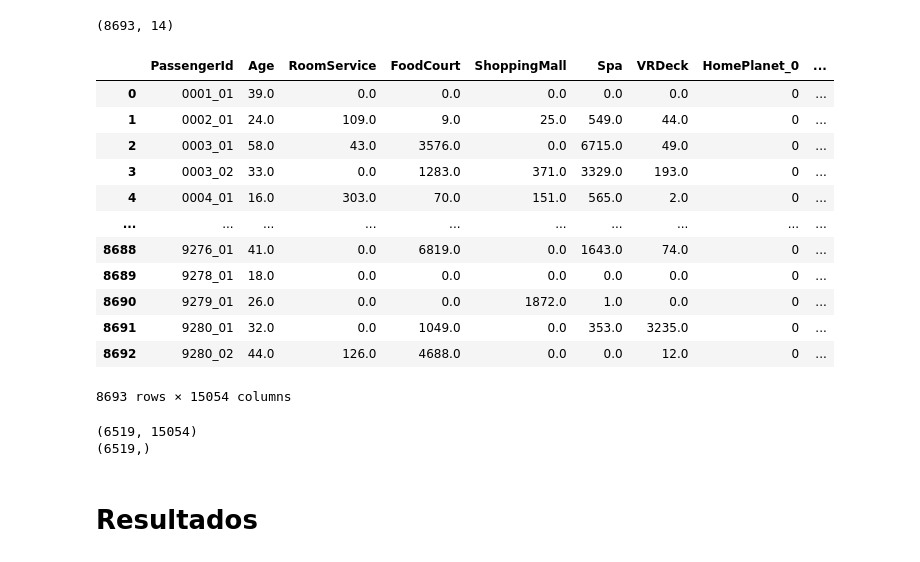
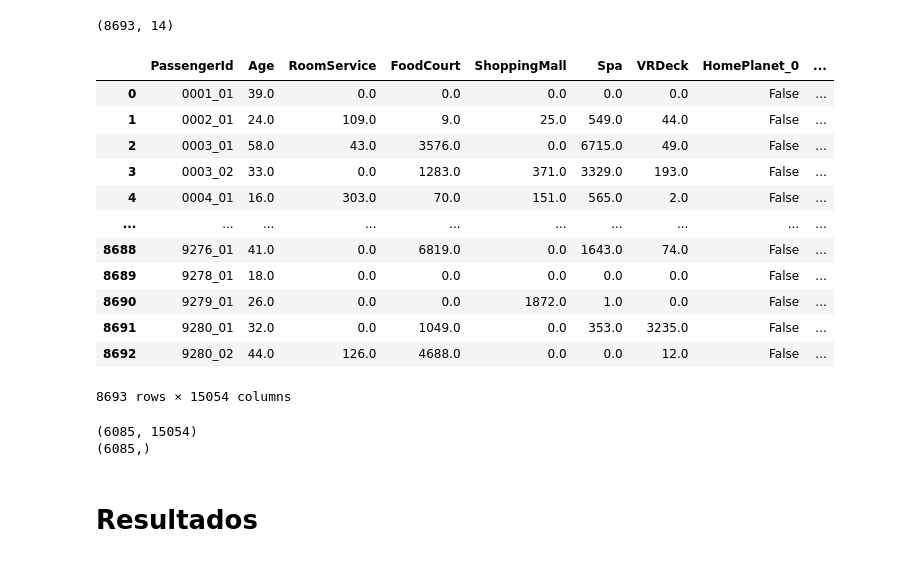
Before and after one commit to FranciscoFoz/machine-learning-training, a Jupyter notebook: Aprendizado Supervisionado/Classificação/spaceship-titanic.ipynb, the cells around one changed output. Drawn from its saved outputs; the diff is of its cells as text; code cells hidden in the pictures.

Commit message:
Modificando spaceship

```diff
--- a/Aprendizado Supervisionado/Classificação/spaceship-titanic.ipynb
+++ b/Aprendizado Supervisionado/Classificação/spaceship-titanic.ipynb
@@ -39,6 +48,6 @@ pd.set_option('display.max_columns', 25)
 # %% [markdown]
 ## Importação dos dados
 # %%
-spaceship = pd.read_csv('Datasets/spaceship_titanic_train.csv')
+spaceship = pd.read_csv('/home/franciscofoz/Documents/GitHub/machine-learning-training/Datasets/spaceship_titanic_train.csv')
 spaceship
 # %% [output]
@@ -575,29 +587,29 @@ spaceship_2.shape
 x = spaceship_2.iloc[:,:-1]
 y = spaceship_2.iloc[:,-1]
 # %%
-df = pd.get_dummies(x, columns=['HomePlanet', 'CryoSleep', 'Cabin', 'Destination','VIP','Name'])
-df
+x = pd.get_dummies(x, columns=['HomePlanet', 'CryoSleep', 'Cabin', 'Destination','VIP','Name'])
+x
 # %% [output]
 |  | PassengerId | Age | RoomService | FoodCourt | ShoppingMall | Spa | VRDeck | HomePlanet_0 | ... |
-| 0 | 0001_01 | 39.0 | 0.0 | 0.0 | 0.0 | 0.0 | 0.0 | 0 | ... |
-| 1 | 0002_01 | 24.0 | 109.0 | 9.0 | 25.0 | 549.0 | 44.0 | 0 | ... |
-| 2 | 0003_01 | 58.0 | 43.0 | 3576.0 | 0.0 | 6715.0 | 49.0 | 0 | ... |
-| 3 | 0003_02 | 33.0 | 0.0 | 1283.0 | 371.0 | 3329.0 | 193.0 | 0 | ... |
-| 4 | 0004_01 | 16.0 | 303.0 | 70.0 | 151.0 | 565.0 | 2.0 | 0 | ... |
+| 0 | 0001_01 | 39.0 | 0.0 | 0.0 | 0.0 | 0.0 | 0.0 | False | ... |
+| 1 | 0002_01 | 24.0 | 109.0 | 9.0 | 25.0 | 549.0 | 44.0 | False | ... |
+| 2 | 0003_01 | 58.0 | 43.0 | 3576.0 | 0.0 | 6715.0 | 49.0 | False | ... |
+| 3 | 0003_02 | 33.0 | 0.0 | 1283.0 | 371.0 | 3329.0 | 193.0 | False | ... |
+| 4 | 0004_01 | 16.0 | 303.0 | 70.0 | 151.0 | 565.0 | 2.0 | False | ... |
 | ... | ... | ... | ... | ... | ... | ... | ... | ... | ... |
-| 8688 | 9276_01 | 41.0 | 0.0 | 6819.0 | 0.0 | 1643.0 | 74.0 | 0 | ... |
-| 8689 | 9278_01 | 18.0 | 0.0 | 0.0 | 0.0 | 0.0 | 0.0 | 0 | ... |
-| 8690 | 9279_01 | 26.0 | 0.0 | 0.0 | 1872.0 | 1.0 | 0.0 | 0 | ... |
-| 8691 | 9280_01 | 32.0 | 0.0 | 1049.0 | 0.0 | 353.0 | 3235.0 | 0 | ... |
-| 8692 | 9280_02 | 44.0 | 126.0 | 4688.0 | 0.0 | 0.0 | 12.0 | 0 | ... |
+| 8688 | 9276_01 | 41.0 | 0.0 | 6819.0 | 0.0 | 1643.0 | 74.0 | False | ... |
+| 8689 | 9278_01 | 18.0 | 0.0 | 0.0 | 0.0 | 0.0 | 0.0 | False | ... |
+| 8690 | 9279_01 | 26.0 | 0.0 | 0.0 | 1872.0 | 1.0 | 0.0 | False | ... |
+| 8691 | 9280_01 | 32.0 | 0.0 | 1049.0 | 0.0 | 353.0 | 3235.0 | False | ... |
+| 8692 | 9280_02 | 44.0 | 126.0 | 4688.0 | 0.0 | 0.0 | 12.0 | False | ... |
 8693 rows × 15054 columns
 # %%
-train_x,test_x,train_y,test_y = train_test_split(df,y,test_size=0.25, random_state=SEED)
+train_x,test_x,train_y,test_y = train_test_split(x,y,test_size=0.3, random_state=SEED)
 print(train_x.shape)
 print(train_y.shape)
 # %% [output]
-(6519, 15054)
-(6519,)
+(6085, 15054)
+(6085,)
 # %% [markdown]
 # Resultados
 # %%
```
Also changed, not shown: parts of 21 cells of this notebook.
